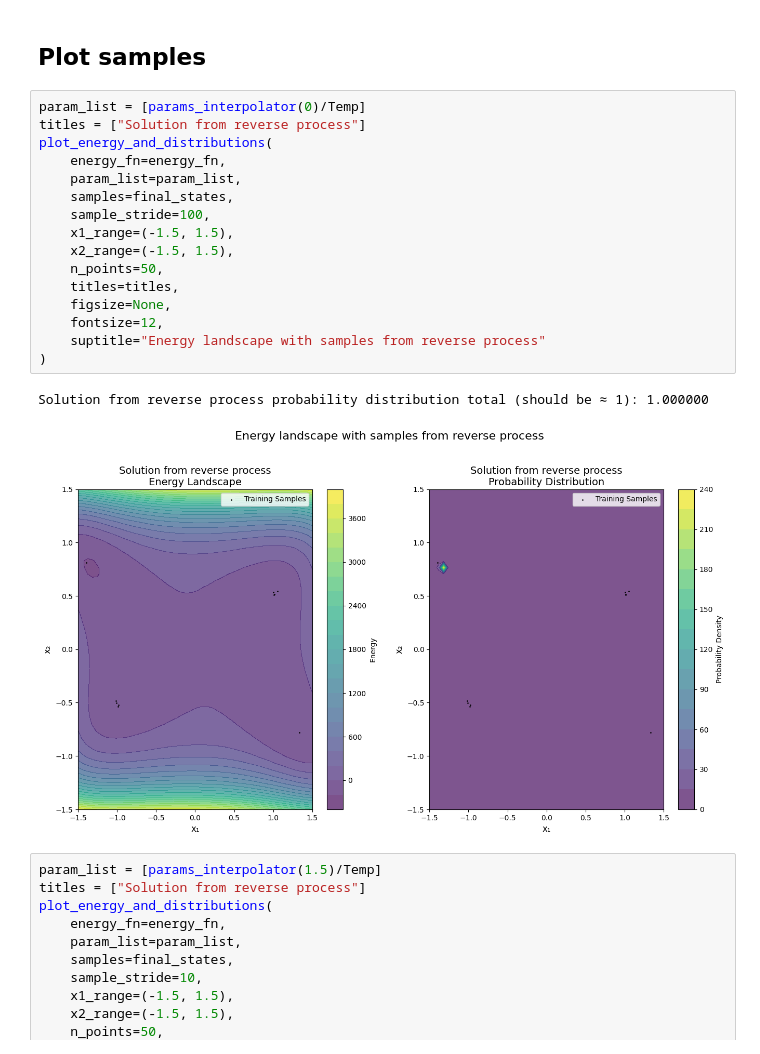
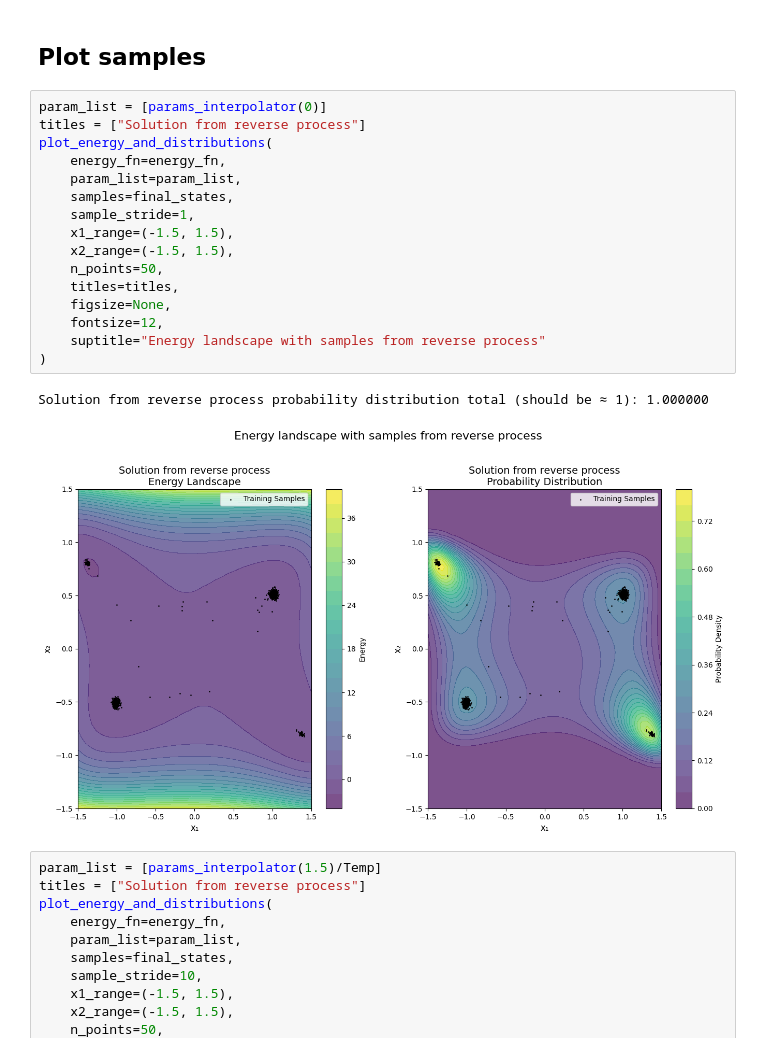
Before and after one commit to cyboesch/oscillator_dev, a Jupyter notebook: projects/physical-diffusion-models/notebooks/sampling-from-gaussian-mixture-CD1.ipynb, the cells around one changed output. Saved outputs shown, nothing was run; the diff lists cells and outputs as text.

```diff
--- a/projects/physical-diffusion-models/notebooks/sampling-from-gaussian-mixture-CD1.ipynb
+++ b/projects/physical-diffusion-models/notebooks/sampling-from-gaussian-mixture-CD1.ipynb
@@ -417,24 +419,24 @@ Loading existing equilibrium trajectory ../out/problems/gaussian_mixture/Energy_
 # %% [markdown]
 ## Plot samples
 # %%
-param_list = [params_interpolator(0)/Temp]
+param_list = [params_interpolator(0)]
 titles = ["Solution from reverse process"]
 plot_energy_and_distributions(
     energy_fn=energy_fn,
     param_list=param_list,
     samples=final_states,
-    sample_stride=100,
+    sample_stride=1,
     x1_range=(-1.5, 1.5),
     x2_range=(-1.5, 1.5),
     n_points=50,
     titles=titles,
     figsize=None,
     fontsize=12,
     suptitle="Energy landscape with samples from reverse process"
 )
 # %% [output]
 Solution from reverse process probability distribution total (should be ≈ 1): 1.000000
-[figure, old version]
+[figure, new version]
 # %%
 param_list = [params_interpolator(1.5)/Temp]
 titles = ["Solution from reverse process"]
```
Also changed, not shown: parts of 4 cells of this notebook.
